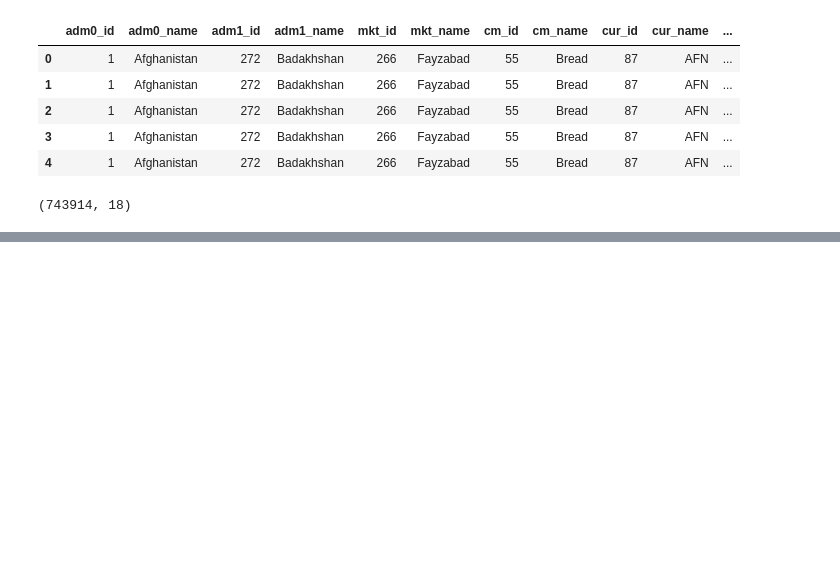
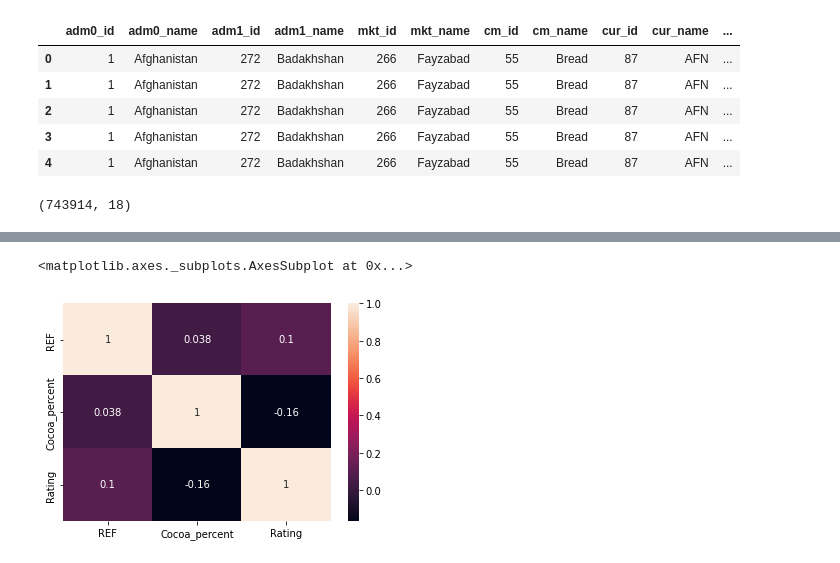
Before and after one commit to thinkinchicken/Project-2, a Jupyter notebook: Project_2.ipynb, the cells around one changed output, grey strips where cells are left out. Saved outputs shown, nothing was run; the diff lists cells and outputs as text; code cells hidden in the pictures; blank space fills up the shorter version.

```diff
--- a/Project_2.ipynb
+++ b/Project_2.ipynb
@@ -77,0 +144,3 @@ df2.shape
+# %%
+#Deciding to drop the null values as they are not a simple fix of imputing or backfilling and it is only 2 data points
+df = df.dropna()
@@ -77,0 +177,3 @@ df2.shape
+# %%
+#The date the Review was published does not seem relevant to the rating of the actual chocolate bar so going to remove that column
+df = df.drop(columns = 'Review_Date')
@@ -77,0 +189,3 @@ df2.shape
+# %%
+#Need to convert cocoa_percent to a float but also need to remove the percentage sign
+df['Cocoa_percent'] = df['Cocoa_percent'].str.strip('%').astype(float)/100
@@ -77,0 +310,3 @@ df2.shape
+# %%
+#Replacing with Unknown
+df['Bean_type']= df['Bean_type'].replace('\xa0','Unknown')
@@ -77,0 +353,6 @@ df2.shape
+# %%
+#Correlation heatmap. Doesn't seem to be any correlation between the numerical data points
+sns.heatmap(df.corr(), annot=True)
+# %% [output]
+<matplotlib.axes._subplots.AxesSubplot at 0x...>
+[figure, added]
```
Also changed, not shown: parts of 33 cells of this notebook.
